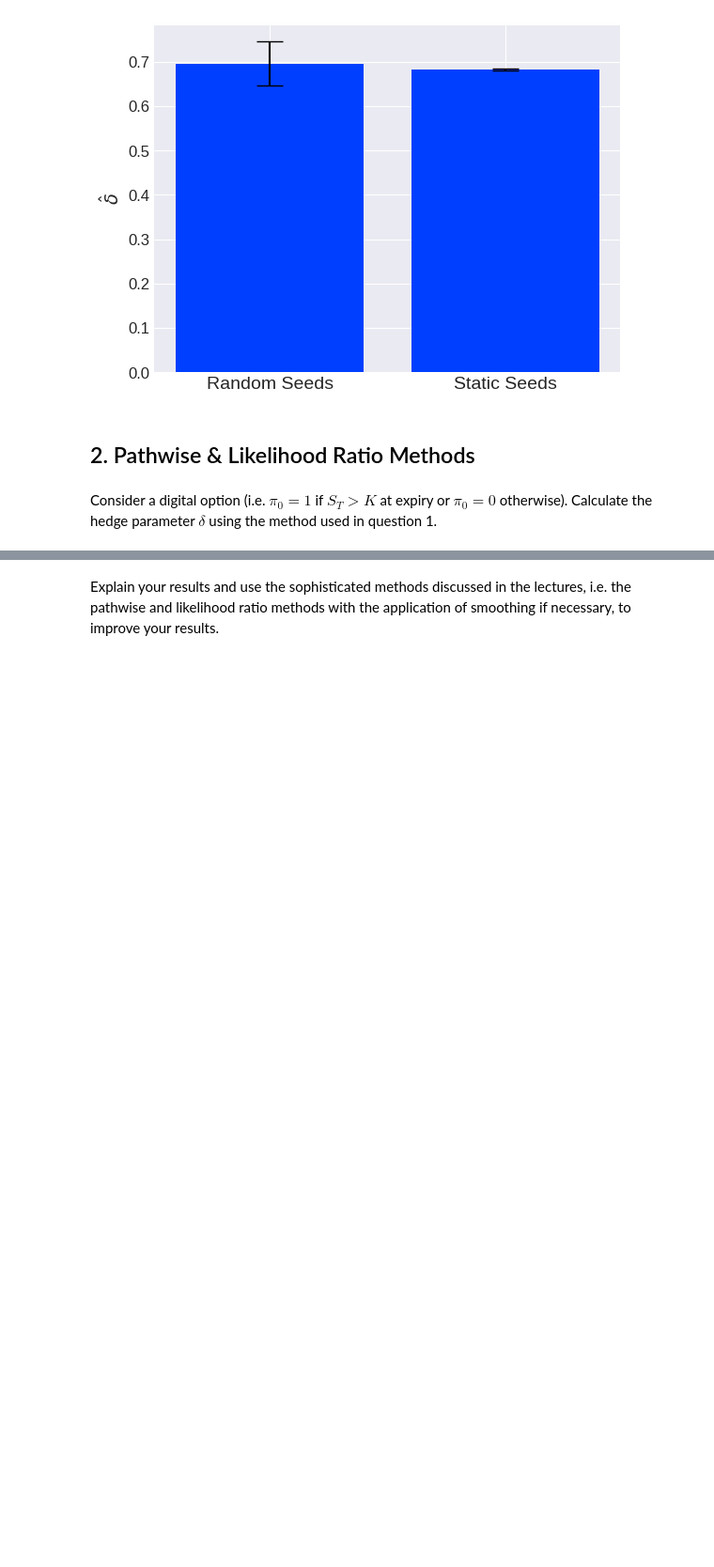
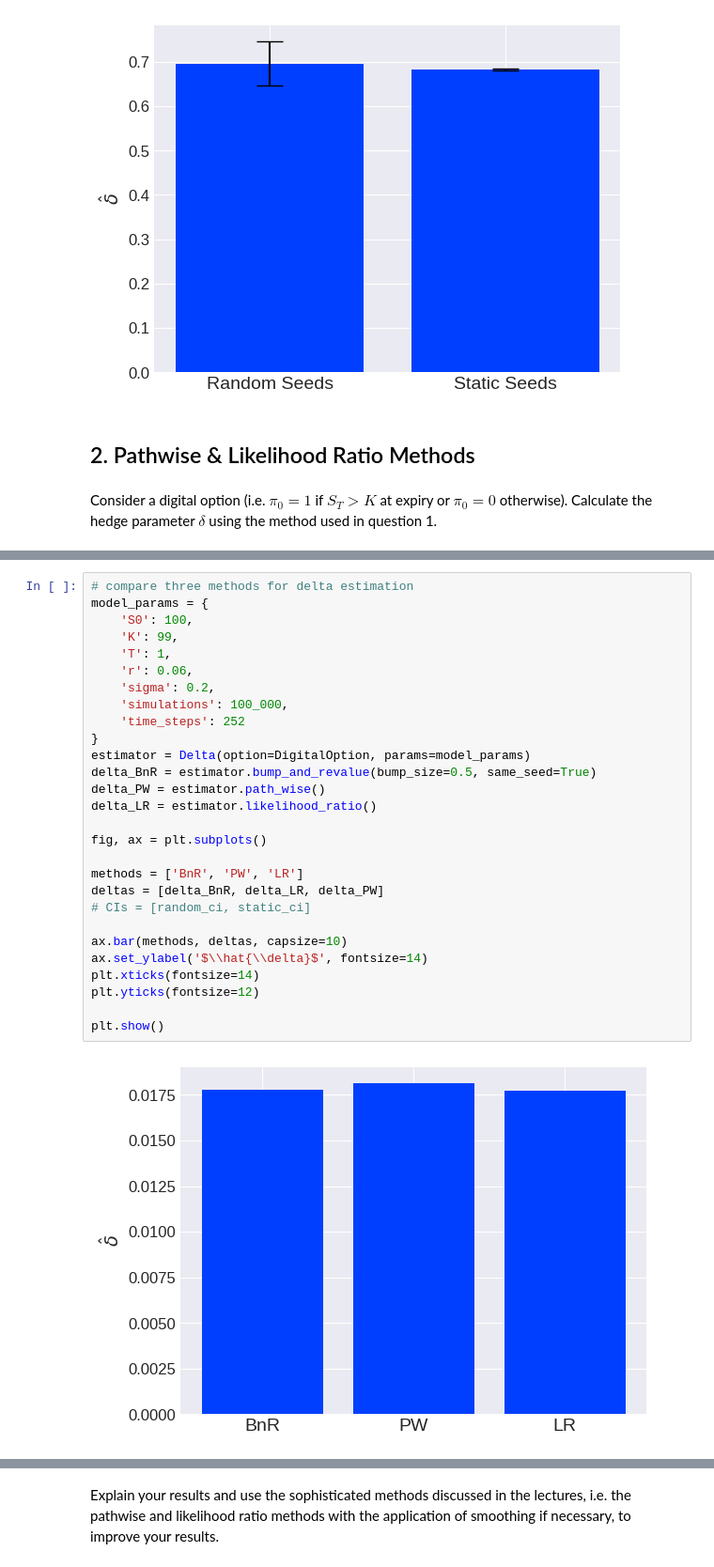
Before and after one commit to DKLEINLEUNK/MCOptionPricer, a Jupyter notebook: results.ipynb, the cells around one changed output, grey strips where cells are left out. Shown at 94% size. Drawn from its saved outputs; the diff is of its cells as text; blank space fills up the shorter version.

```diff
--- a/results.ipynb
+++ b/results.ipynb
@@ -284,0 +277,30 @@ print(f"Estimated delta of digital option: {delta}")
+# %%
+# compare three methods for delta estimation
+model_params = {
+    'S0': 100,
+    'K': 99,
+    'T': 1,
+    'r': 0.06,
+    'sigma': 0.2,
+    'simulations': 100_000,
+    'time_steps': 252
+}
+estimator = Delta(option=DigitalOption, params=model_params)
+delta_BnR = estimator.bump_and_revalue(bump_size=0.5, same_seed=True)
+delta_PW = estimator.path_wise()
+delta_LR = estimator.likelihood_ratio()
+
+fig, ax = plt.subplots()
+
+methods = ['BnR', 'PW', 'LR']
+deltas = [delta_BnR, delta_LR, delta_PW]
+# CIs = [random_ci, static_ci]
+
+ax.bar(methods, deltas, capsize=10)
+ax.set_ylabel('$\\hat{\\delta}$', fontsize=14)
+plt.xticks(fontsize=14)
+plt.yticks(fontsize=12)
+
+plt.show()
+# %% [output]
+[figure, added]
```
Also changed, not shown: parts of 31 cells of this notebook, 12 other files.
